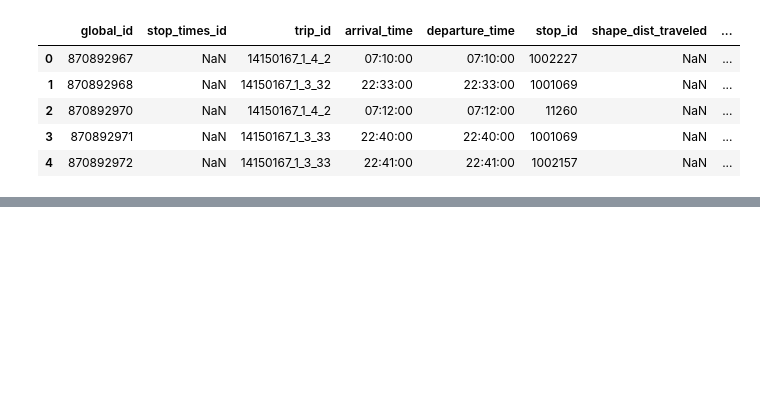
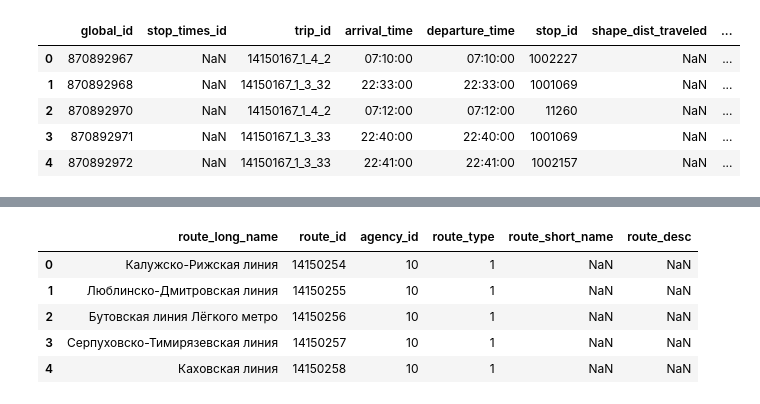
Before and after one commit to andreytyu/rent-my-flat, a Jupyter notebook: get_gtfs.ipynb, the cells around one changed output, grey strips where cells are left out. Drawn from its saved outputs; the diff is of its cells as text; code cells hidden in the pictures; blank space fills up the shorter version.

Commit message:
metro proc

```diff
--- a/get_gtfs.ipynb
+++ b/get_gtfs.ipynb
@@ -117,0 +251,5 @@ os.remove(temp_file)
+# %%
+routes = pd.read_csv('data/gtfs/routes.txt')
+max_route_id = routes.route_id.max()
+print(max_route_id)
+routes.head(2)
@@ -117,0 +261,19 @@ os.remove(temp_file)
+# %%
+metro_routes = df.drop_duplicates(subset='Line').reset_index(drop=True)[['Line']]
+metro_routes.columns = ['route_long_name']
+metro_routes['route_id'] = range(max_route_id+1, max_route_id+1+len(metro_routes))
+metro_routes['agency_id'] = 10
+metro_routes['route_type'] = 1
+routes = pd.concat([metro_routes,
+          routes],
+         sort=False,
+         ignore_index=True)
+routes.to_csv('data/gtfs/routes.txt', index=False, sep=',')
+routes.head()
+# %% [output]
+|  | route_long_name | route_id | agency_id | route_type | route_short_name | route_desc |
+| 0 | Калужско-Рижская линия | 14150254 | 10 | 1 | NaN | NaN |
+| 1 | Люблинско-Дмитровская линия | 14150255 | 10 | 1 | NaN | NaN |
+| 2 | Бутовская линия Лёгкого метро | 14150256 | 10 | 1 | NaN | NaN |
+| 3 | Серпуховско-Тимирязевская линия | 14150257 | 10 | 1 | NaN | NaN |
+| 4 | Каховская линия | 14150258 | 10 | 1 | NaN | NaN |
```
Also changed, not shown: parts of 39 cells of this notebook, 1 other file.
